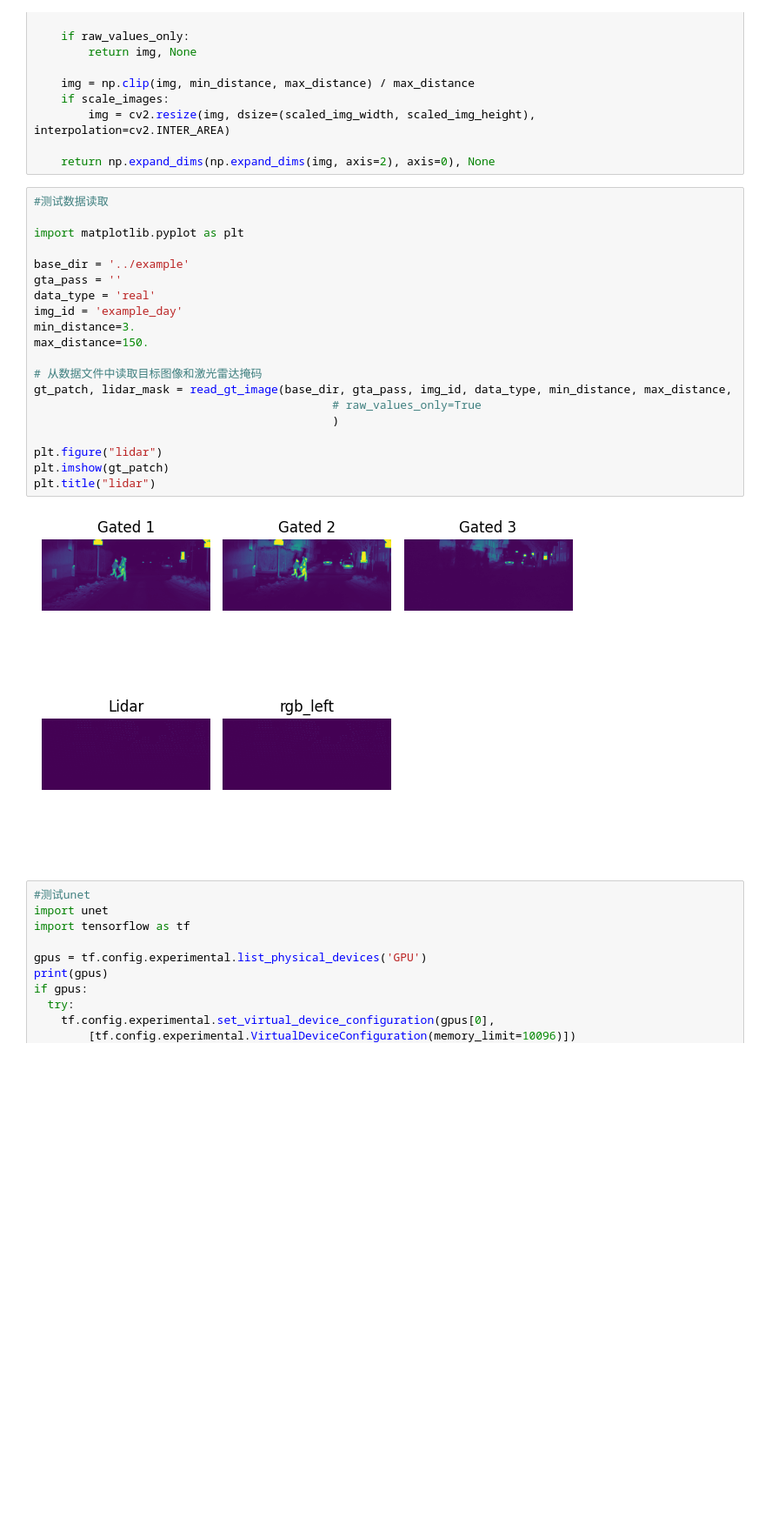
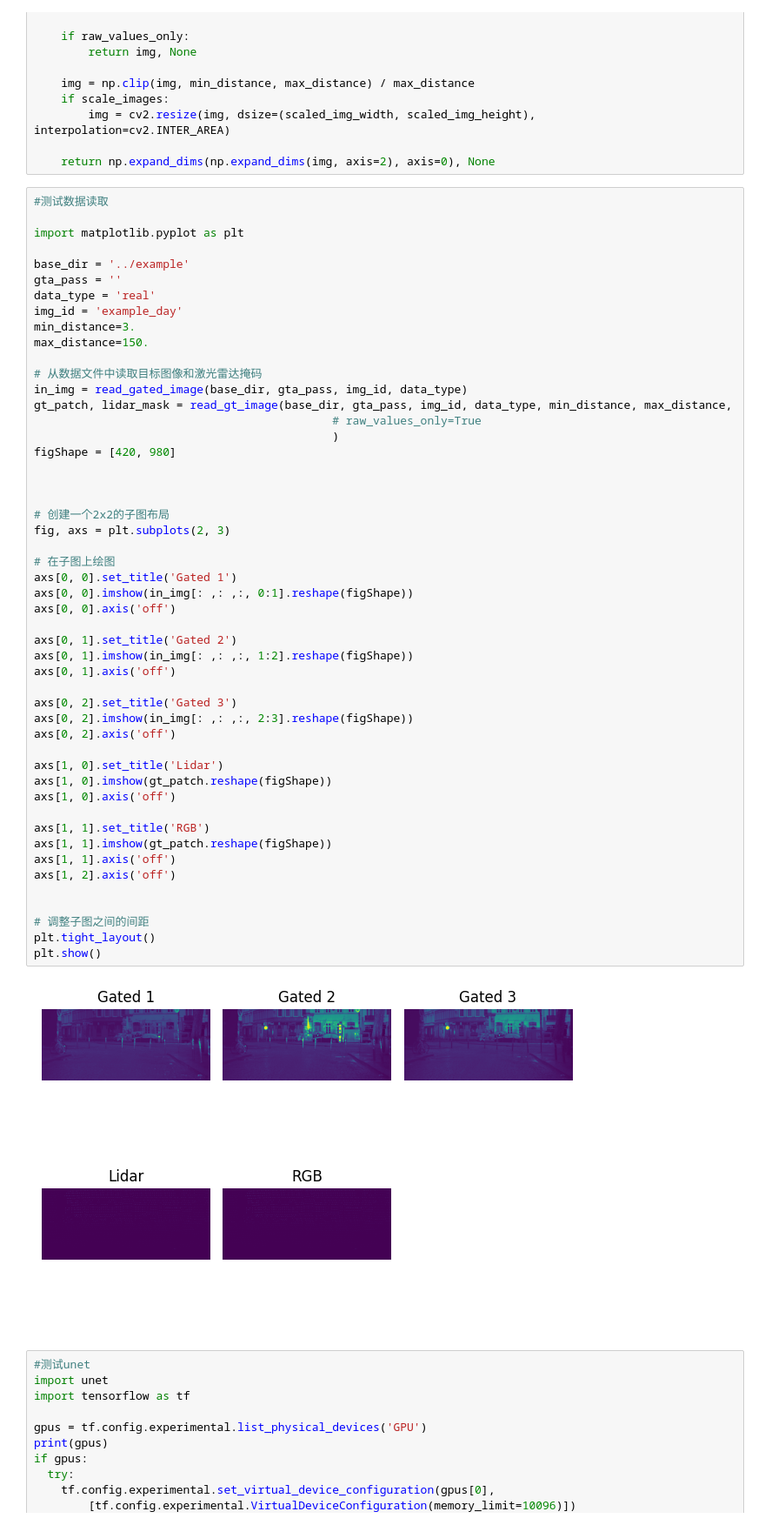
Before and after one commit to Edricos/newG2D, a Jupyter notebook: src/main.ipynb, the cells around one changed output. Shown at 87% size. Cells and saved outputs as stored; diff of their text form; blank space fills up the shorter version.

```diff
--- a/src/main.ipynb
+++ b/src/main.ipynb
@@ -71,25 +71,55 @@ def read_gt_image(base_dir, gta_pass, img_id, data_type, min_distance, max_dista
 # %%
 #测试数据读取
 
 import matplotlib.pyplot as plt
 
 base_dir = '../example'
 gta_pass = ''
 data_type = 'real'
 img_id = 'example_day'
 min_distance=3.
 max_distance=150.
 
 # 从数据文件中读取目标图像和激光雷达掩码
+in_img = read_gated_image(base_dir, gta_pass, img_id, data_type)
 gt_patch, lidar_mask = read_gt_image(base_dir, gta_pass, img_id, data_type, min_distance, max_distance,
                                             # raw_values_only=True
                                             )
+figShape = [420, 980]
 
-plt.figure("lidar")
-plt.imshow(gt_patch)
-plt.title("lidar")
+
+
+# 创建一个2x2的子图布局
+fig, axs = plt.subplots(2, 3)
+
+# 在子图上绘图
+axs[0, 0].set_title('Gated 1')
+axs[0, 0].imshow(in_img[: ,: ,:, 0:1].reshape(figShape))
+axs[0, 0].axis('off')
+
+axs[0, 1].set_title('Gated 2')
+axs[0, 1].imshow(in_img[: ,: ,:, 1:2].reshape(figShape))
+axs[0, 1].axis('off')
+
+axs[0, 2].set_title('Gated 3')
+axs[0, 2].imshow(in_img[: ,: ,:, 2:3].reshape(figShape))
+axs[0, 2].axis('off')
+
+axs[1, 0].set_title('Lidar')
+axs[1, 0].imshow(gt_patch.reshape(figShape))
+axs[1, 0].axis('off')
+
+axs[1, 1].set_title('RGB')
+axs[1, 1].imshow(gt_patch.reshape(figShape))
+axs[1, 1].axis('off')
+axs[1, 2].axis('off')
+
+
+# 调整子图之间的间距
+plt.tight_layout()
+plt.show()
 # %% [output]
-[figure, old version]
+[figure, new version]
 # %%
 #测试unet
 import unet
```
Also changed, not shown: parts of 1 cell of this notebook.
